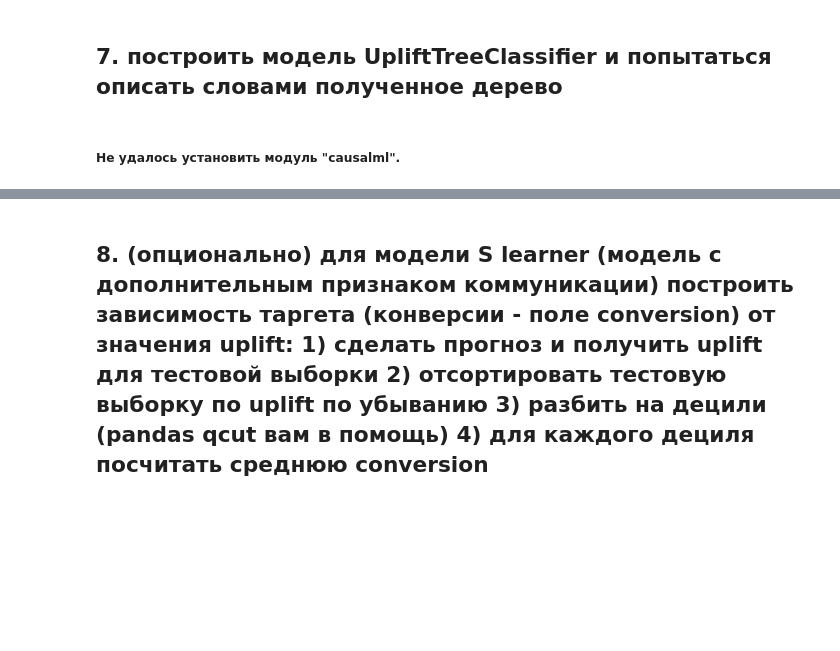
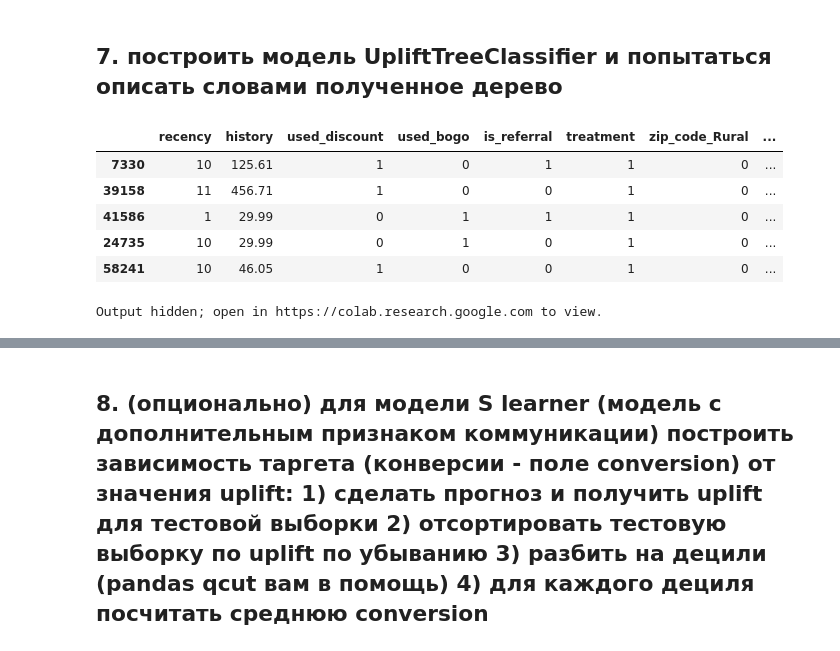
Before and after one commit to SergeyZ06/Business_ML, a Jupyter notebook: 4th homework/4th_homework.ipynb, the cells around one changed output, grey strips where cells are left out. Cells and saved outputs as stored; diff of their text form; code cells hidden in the pictures; blank space fills up the shorter version.

```diff
--- a/4th homework/4th_homework.ipynb
+++ b/4th homework/4th_homework.ipynb
@@ -23,4 +49,10 @@ random_state_global = 0
 # %% [markdown]
 ## 1. скачать набор данных маркетинговых кампаний отсюда https://www.kaggle.com/davinwijaya/customer-retention
 # %%
-df_data = pd.read_csv('data.csv')
+# df_data = pd.read_csv(r'data.csv')
+
+from google.colab import files
+uploaded = files.upload()
+
+import io
+df_data = pd.read_csv(io.BytesIO(uploaded['data.csv']))
@@ -197,5 +232,32 @@ df_metrics
 ##### Подход с одной моделью показал наиболее уверенные результаты.
 # %% [markdown]
 ## 7. построить модель UpliftTreeClassifier и попытаться описать словами полученное дерево
-# %% [markdown]
-##### Не удалось установить модуль "causalml".
+# %%
+features = [col for col in X_train]
+
+X_train_tree = X_train.copy()
+X_train_tree = pd.concat([X_train_tree.drop(columns=['zip_code', 'channel']),
+                          pd.get_dummies(X_train_tree[['zip_code', 'channel']])], axis=1)
+
+X_train_tree.head()
+# %% [output]
+|  | recency | history | used_discount | used_bogo | is_referral | treatment | zip_code_Rural | ... |
+| 7330 | 10 | 125.61 | 1 | 0 | 1 | 1 | 0 | ... |
+| 39158 | 11 | 456.71 | 1 | 0 | 0 | 1 | 0 | ... |
+| 41586 | 1 | 29.99 | 0 | 1 | 1 | 1 | 0 | ... |
+| 24735 | 10 | 29.99 | 0 | 1 | 0 | 1 | 0 | ... |
+| 58241 | 10 | 46.05 | 1 | 0 | 0 | 1 | 0 | ... |
+# %%
+%%time
+
+uplift_model = UpliftTreeClassifier(max_depth=8, min_samples_leaf=200, min_samples_treatment=50,
+                                    n_reg=100, evaluationFunction='KL', control_name='control')
+
+uplift_model.fit(X_train_tree.drop(columns=['treatment']),
+                 treatment=X_train_tree['treatment'].map({1: 'treatment1', 0: 'control'}).values,
+                 y=y_train)
+
+graph = uplift_tree_plot(uplift_model.fitted_uplift_tree, features)
+Image(graph.create_png())
+# %% [output]
+Output hidden; open in https://colab.research.google.com to view.
```
Also changed, not shown: parts of 6 cells of this notebook, 1 other file.
